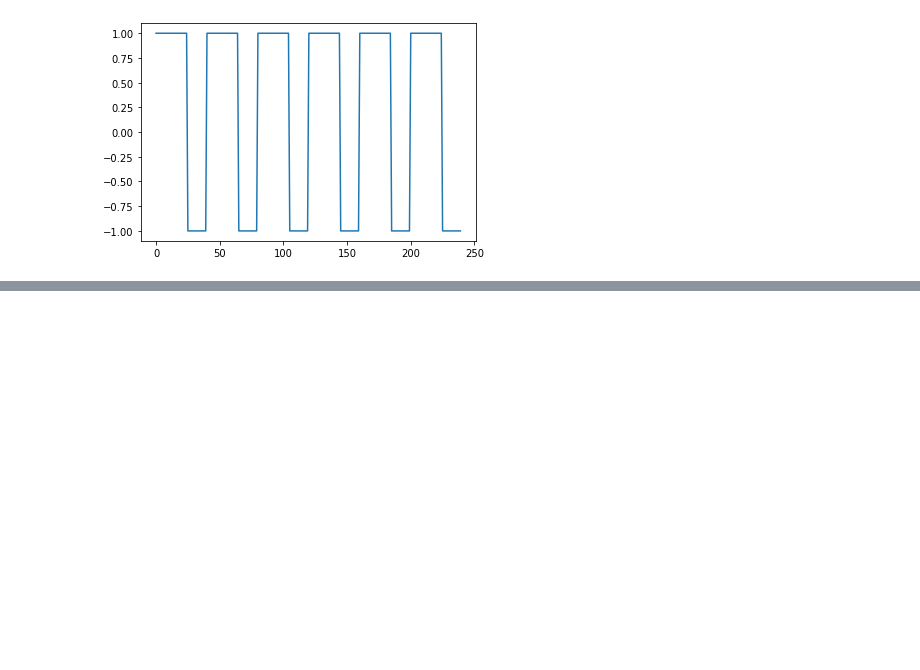
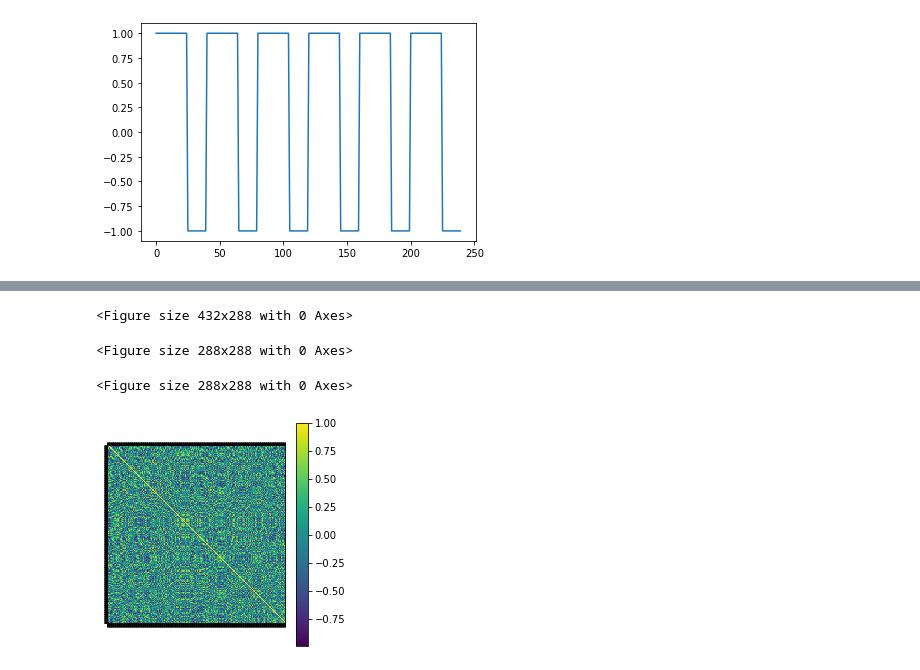
Before and after one commit to hunterthorpe/MAST30034_A1, a Jupyter notebook: code/assignment.ipynb, the cells around one changed output, grey strips where cells are left out. Cells and saved outputs as stored; diff of their text form; code cells hidden in the pictures; blank space fills up the shorter version.

Commit message:
Think Ive finished question 1

```diff
--- a/code/assignment.ipynb
+++ b/code/assignment.ipynb
@@ -135,0 +139,42 @@ plt.savefig('../plots/1.3_spacial_maps/CM.jpeg')
+# %%
+# Question 1.4
+T_NOISE_VAR = 0.25
+S_NOISE_VAR = 0.015
+MEAN = 0
+
+def get_noise(width, length, mean, var):
+    gamma = []
+    noise = list(np.random.normal(mean, np.sqrt(var), size=length*width))
+    index = 0
+    for i in range(length):
+        vector = []
+        for j in range(width):
+            vector.append(noise[index])
+            index += 1
+        gamma.append(vector)
+    return gamma, noise
+
+# generating temporal noise, correlation matrix and histogram
+gamma_t, t_noise = get_noise(NUM_T_SOURCES, N, MEAN, T_NOISE_VAR)
+gamma_t_df = pd.DataFrame(gamma_t,  columns = t_vector_names)
+get_cm(gamma_t_df, NUM_T_SOURCES, ['N_TC1', 'N_TC2', 'N_TC3', 'N_TC4', 'N_TC5', 'N_TC6'], '../plots/1.4_noise/time_noise_cm.jpeg')
+plt.clf()
+sns.distplot(t_noise)
+plt.savefig('../plots/1.4_noise/time_noise_hist.jpeg')
+
+# generating spacial noise, correlation matrix and histogram
+gamma_s, s_noise = get_noise(V, NUM_MAPS, MEAN, S_NOISE_VAR)
+gamma_s_df = pd.DataFrame(gamma_s,  columns = range(1, V+1))
+get_cm(gamma_t_df, NUM_MAPS, ['N_SM1', 'N_SM2', 'N_SM3', 'N_SM4', 'N_SM5', 'N_SM6'], '../plots/1.4_noise/space_noise_cm.jpeg')
+plt.clf()
+sns.distplot(t_noise)
+plt.savefig('../plots/1.4_noise/space_noise_hist.jpeg')
+
+# product of Gamma t and Gamma s
+noise_product_df = pd.DataFrame(np.dot(gamma_t_df, gamma_s_df), columns=range(1, V+1))
+get_cm(noise_product_df, V, [], '../plots/1.4_noise/noise_product_cm.jpeg')
+# %% [output]
+<Figure size 432x288 with 0 Axes>
+<Figure size 288x288 with 0 Axes>
+<Figure size 288x288 with 0 Axes>
+[figure, added]
```
Also changed, not shown: parts of 9 cells of this notebook, 9 other files.
